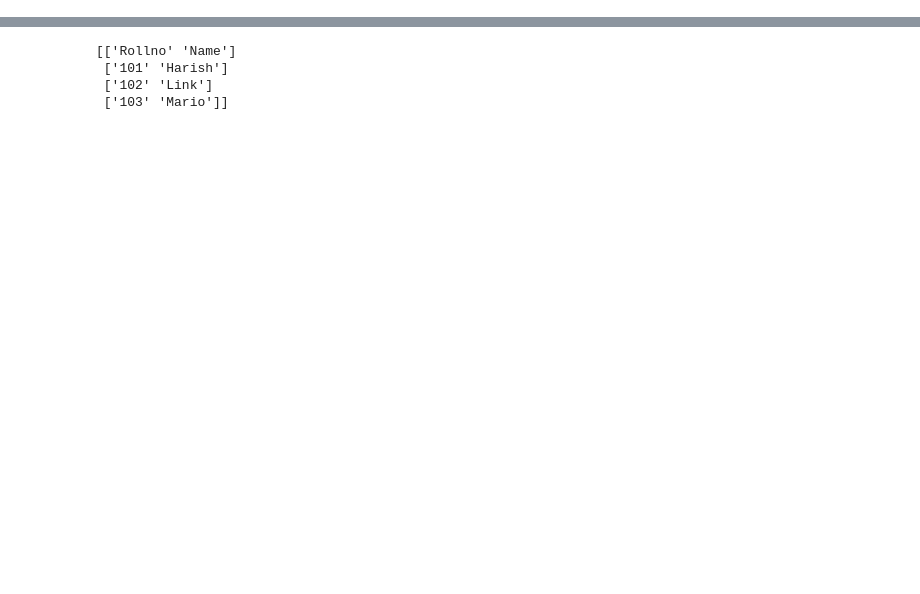
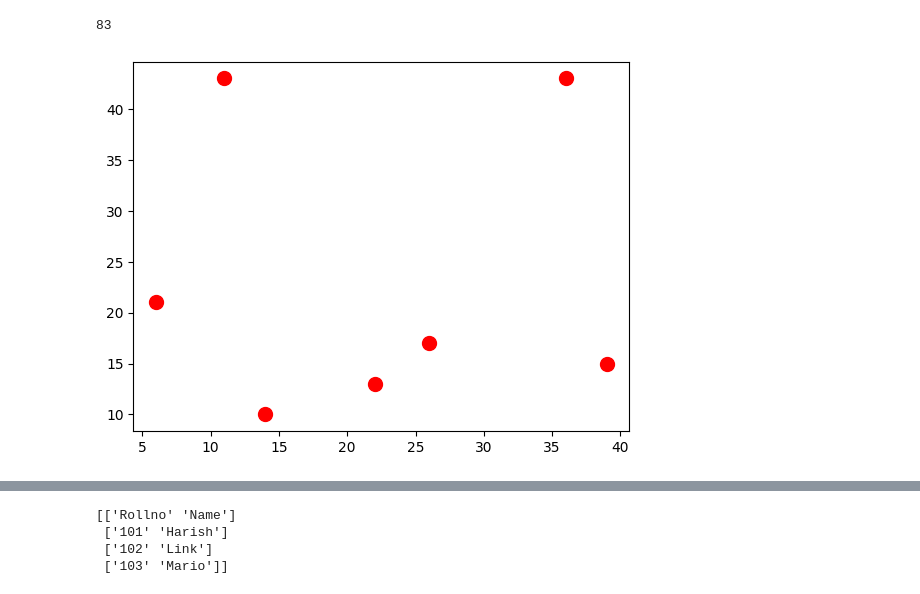
Before and after one commit to HarRaz13/Documents, a Jupyter notebook: Python/Practice.ipynb, the cells around one changed output, grey strips where cells are left out. Saved outputs shown, nothing was run; the diff lists cells and outputs as text; code cells hidden in the pictures; blank space fills up the shorter version.

```diff
--- a/Python/Practice.ipynb
+++ b/Python/Practice.ipynb
@@ -152,0 +1,17 @@ ValueError: invalid literal for int() with base 10: 'ADBMS'
+# %%
+a=6
+b=77
+print(a+b)
+# %% [output]
+83
+# %%
+import matplotlib.pyplot as plt
+import numpy as npn
+
+xp = npn.random.randint(50, size=(7))
+yp = npn.random.randint(50, size=(7))
+plt.scatter(xp, yp, s=100, c='red', )
+
+plt.show()
+# %% [output]
+[figure, added]
```
Also changed, not shown: parts of 33 cells of this notebook, 14 other files.
